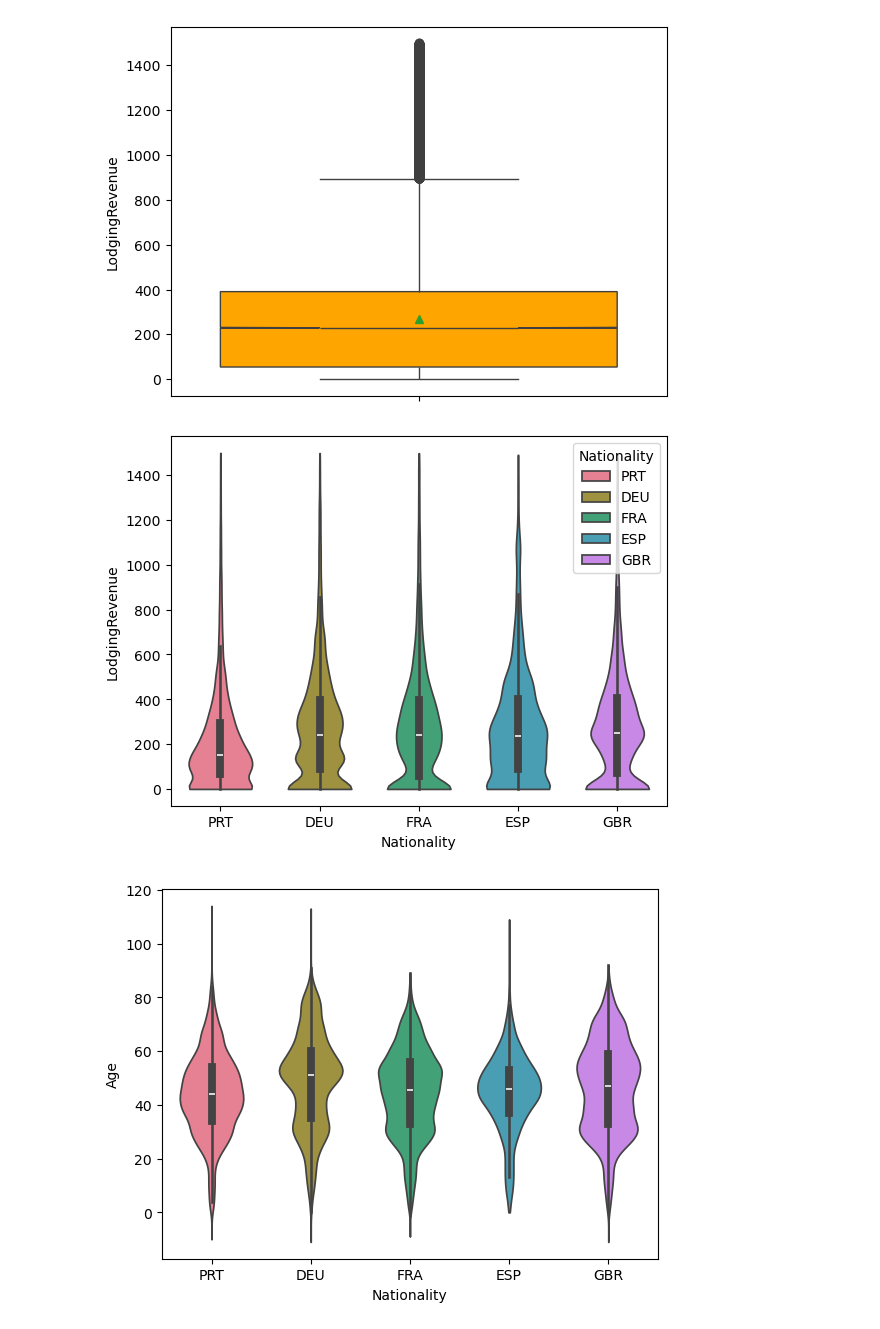
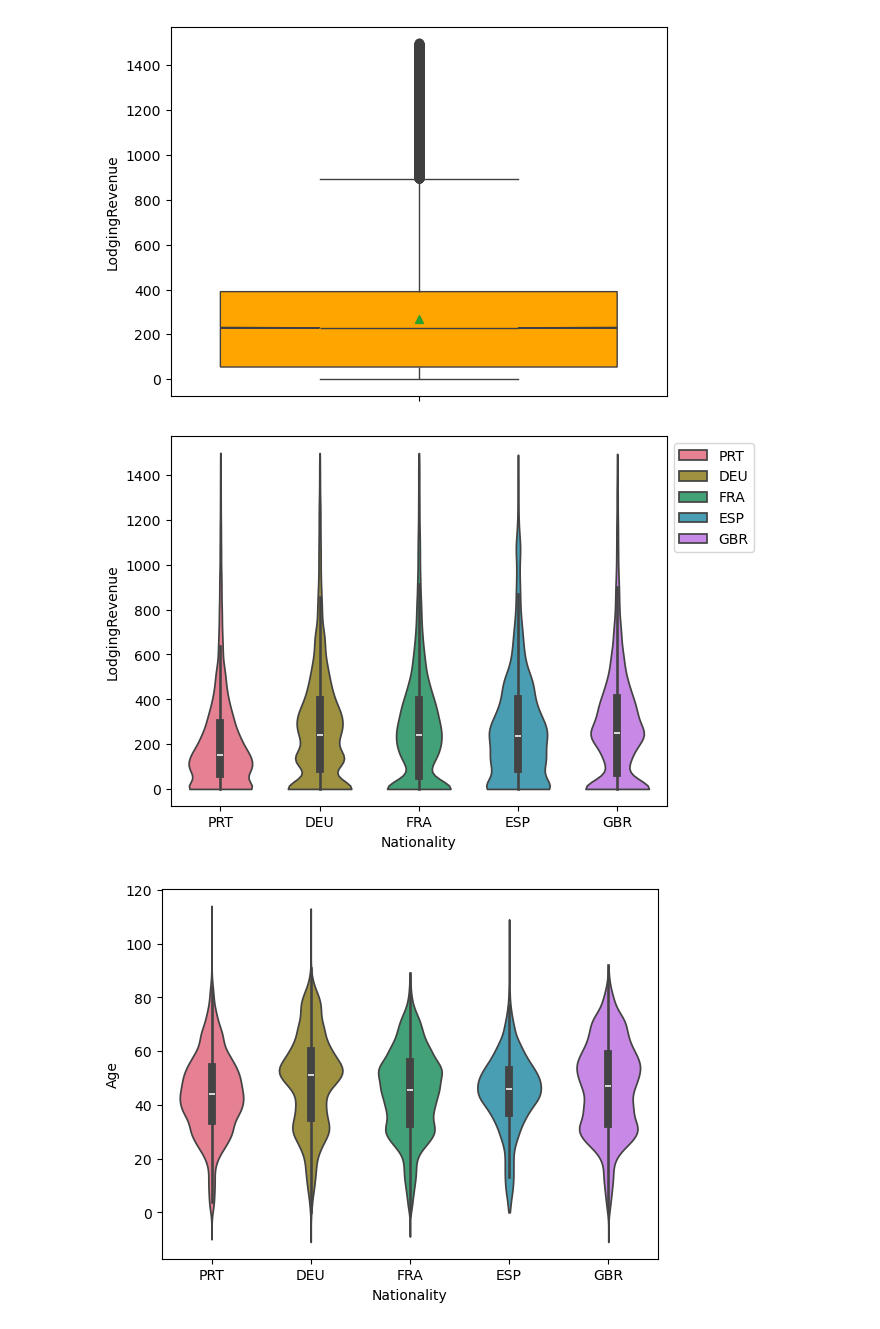
Before and after one commit to ali-can-turan/ibm-data-analyst-mini-projects, a Jupyter notebook: seaborn_visualisation.ipynb, the cells around one changed output. Drawn from its saved outputs; the diff is of its cells as text; code cells hidden in the pictures.

Commit message:
seaborn_visualisation update

```diff
--- a/seaborn_visualisation.ipynb
+++ b/seaborn_visualisation.ipynb
@@ -106,21 +106,22 @@ sns.boxplot(
 # %%
 sns.violinplot(
 	x="Nationality",
 	y="LodgingRevenue",
 	data=hotels.query("Nationality in ['PRT', 'DEU', 'FRA', 'ESP', 'GBR'] and LodgingRevenue < 1500 "),
 	hue="Nationality",
 	palette="husl",
 	legend="brief",
 
 	gap=0.2,
 	cut=0,
 
 	bw_adjust=1,
 	density_norm="width",
 	alpha=1
-);
+)
+plt.legend(bbox_to_anchor=(1, 1));
 # %% [output]
-[figure, old version]
+[figure, new version]
 # %%
 sns.violinplot(
 	x="Nationality",
```
